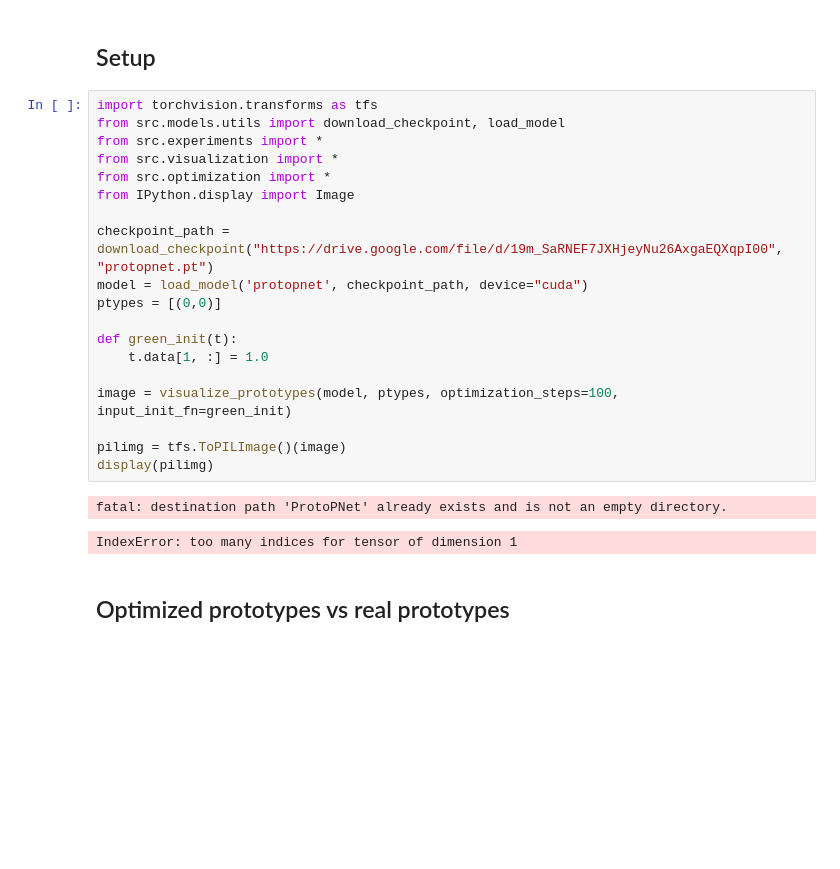
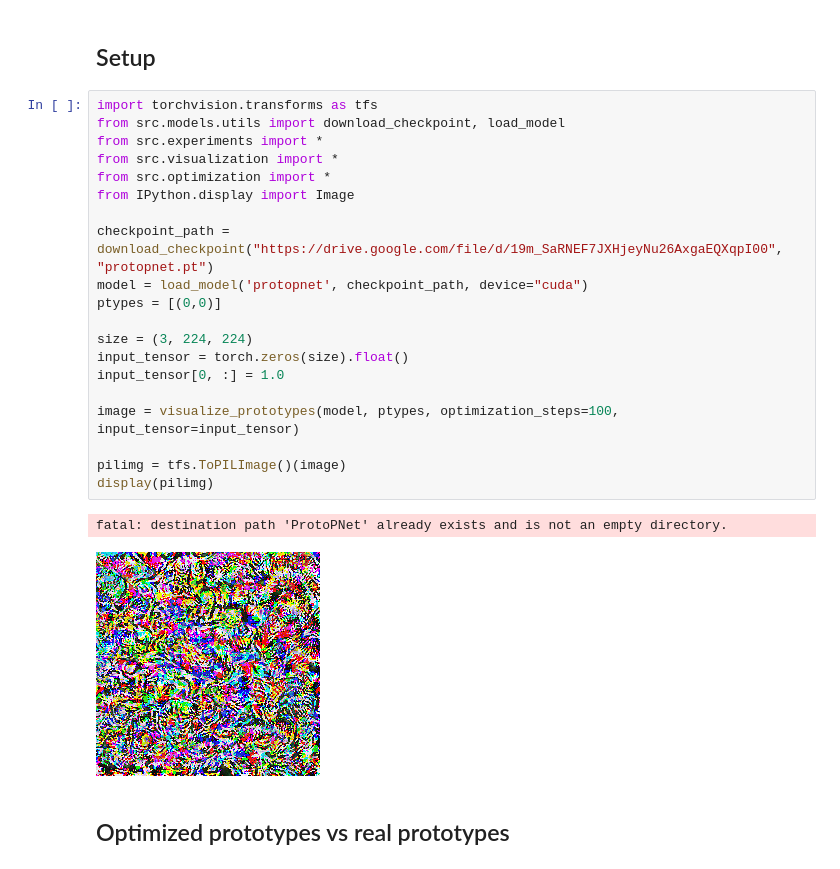
Before and after one commit to piotrhm/image_recognition_project, a Jupyter notebook: Experiments_Pipeline.ipynb, the cells around one changed output. Cells and saved outputs as stored; diff of their text form; blank space fills up the shorter version.

Commit message:
Revert input tensor

```diff
--- a/Experiments_Pipeline.ipynb
+++ b/Experiments_Pipeline.ipynb
@@ -3,25 +3,26 @@
 # %%
 import torchvision.transforms as tfs
 from src.models.utils import download_checkpoint, load_model
 from src.experiments import *
 from src.visualization import *
 from src.optimization import *
 from IPython.display import Image
 
 checkpoint_path = download_checkpoint("https://drive.google.com/file/d/19m_SaRNEF7JXHjeyNu26AxgaEQXqpI00", "protopnet.pt")
 model = load_model('protopnet', checkpoint_path, device="cuda")
 ptypes = [(0,0)]
 
-def green_init(t):
-    t.data[1, :] = 1.0
+size = (3, 224, 224)
+input_tensor = torch.zeros(size).float()
+input_tensor[0, :] = 1.0
 
-image = visualize_prototypes(model, ptypes, optimization_steps=100, input_init_fn=green_init)
+image = visualize_prototypes(model, ptypes, optimization_steps=100, input_tensor=input_tensor)
 
 pilimg = tfs.ToPILImage()(image)
 display(pilimg)
 # %% [output]
 fatal: destination path 'ProtoPNet' already exists and is not an empty directory.
-IndexError: too many indices for tensor of dimension 1
+[figure, added]
 # %% [markdown]
 ## Optimized prototypes vs real prototypes
 # %%
```
Also changed, not shown: 2 other files.
